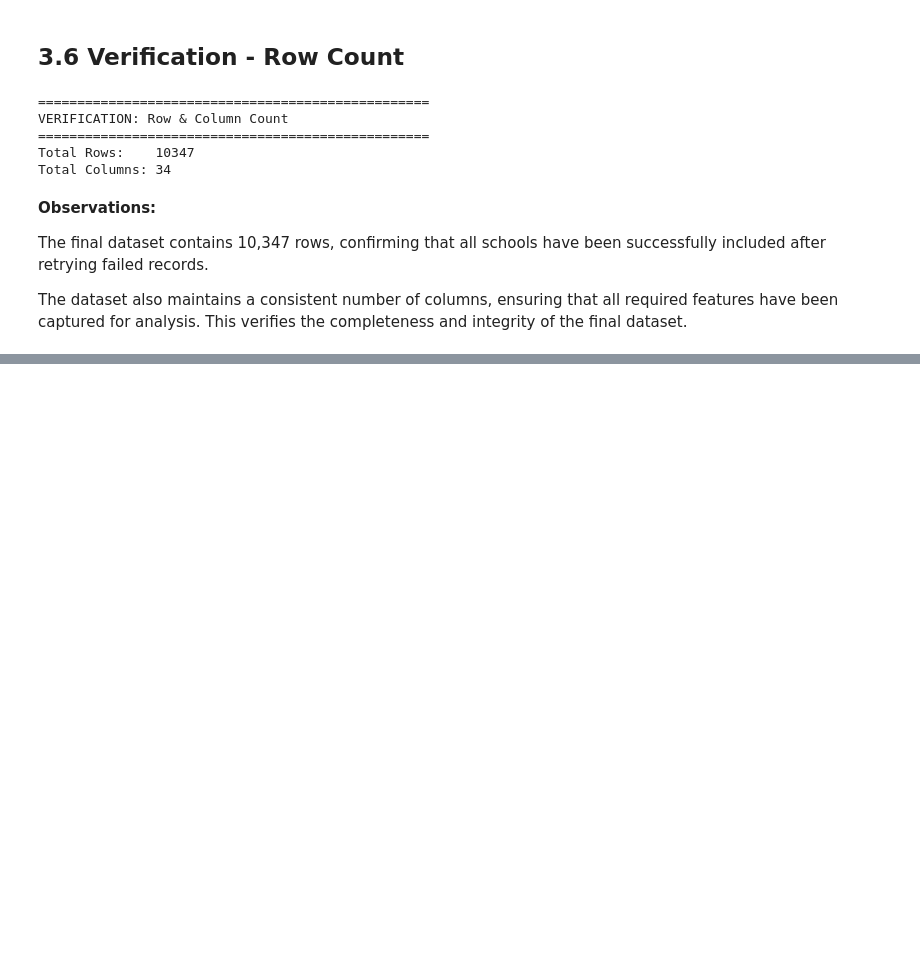
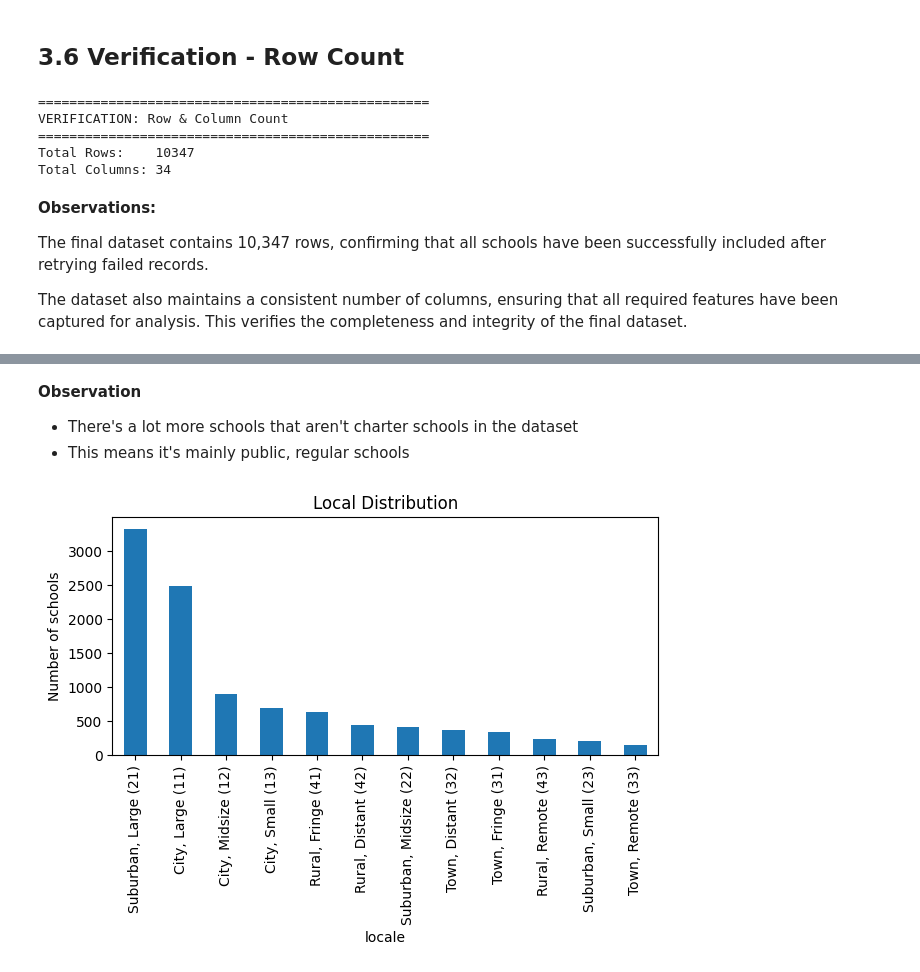
Before and after one commit to rodney-hong/eds-6340-project, a Jupyter notebook: Team 4_Midterm Project.ipynb, the cells around one changed output, grey strips where cells are left out. Drawn from its saved outputs; the diff is of its cells as text; code cells hidden in the pictures; blank space fills up the shorter version.

```diff
--- a/Team 4_Midterm Project.ipynb
+++ b/Team 4_Midterm Project.ipynb
@@ -962,0 +1279,12 @@ The dataset also maintains a consistent number of columns, ensuring that all req
+# %% [markdown]
+**Observation**
+- There's a lot more schools that aren't charter schools in the dataset
+- This means it's mainly public, regular schools
+# %%
+df['locale'].value_counts(dropna=False).plot(kind='bar')
+plt.title('Local Distribution')
+plt.ylabel('Number of schools')
+plt.tight_layout()
+plt.show()
+# %% [output]
+[figure, added]
```
Also changed, not shown: parts of 75 cells of this notebook.
